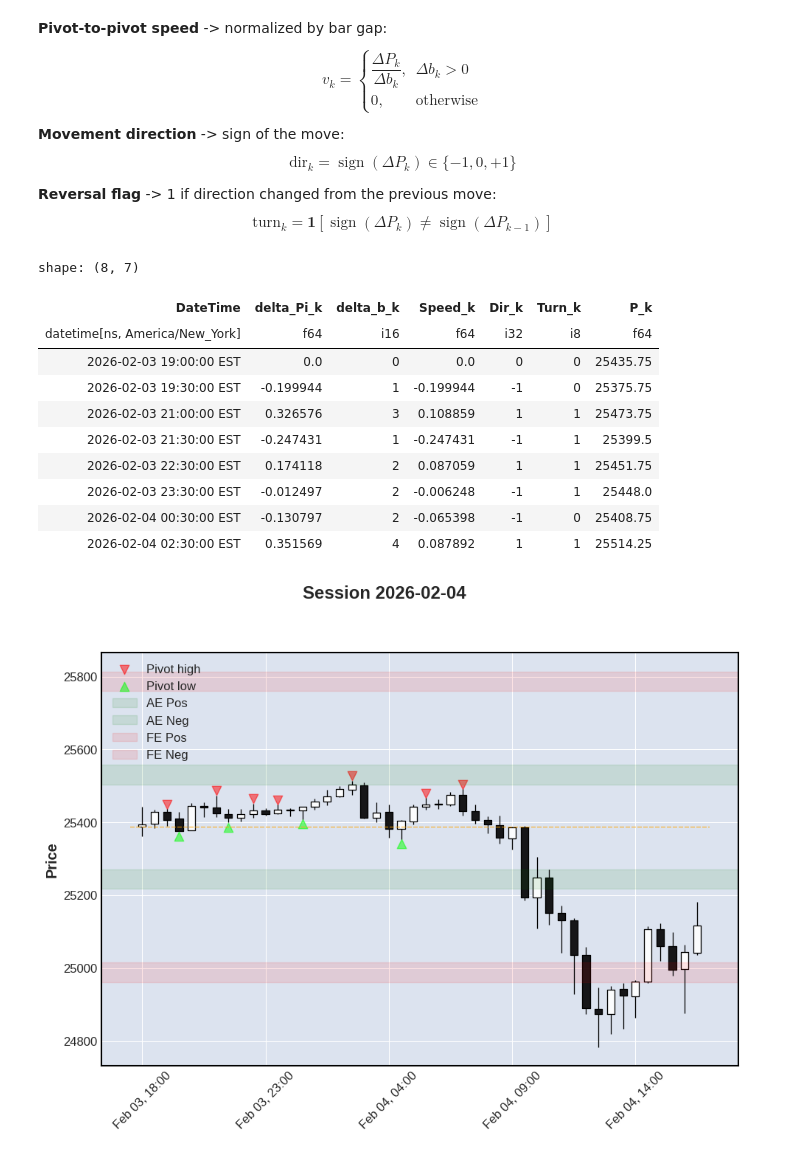
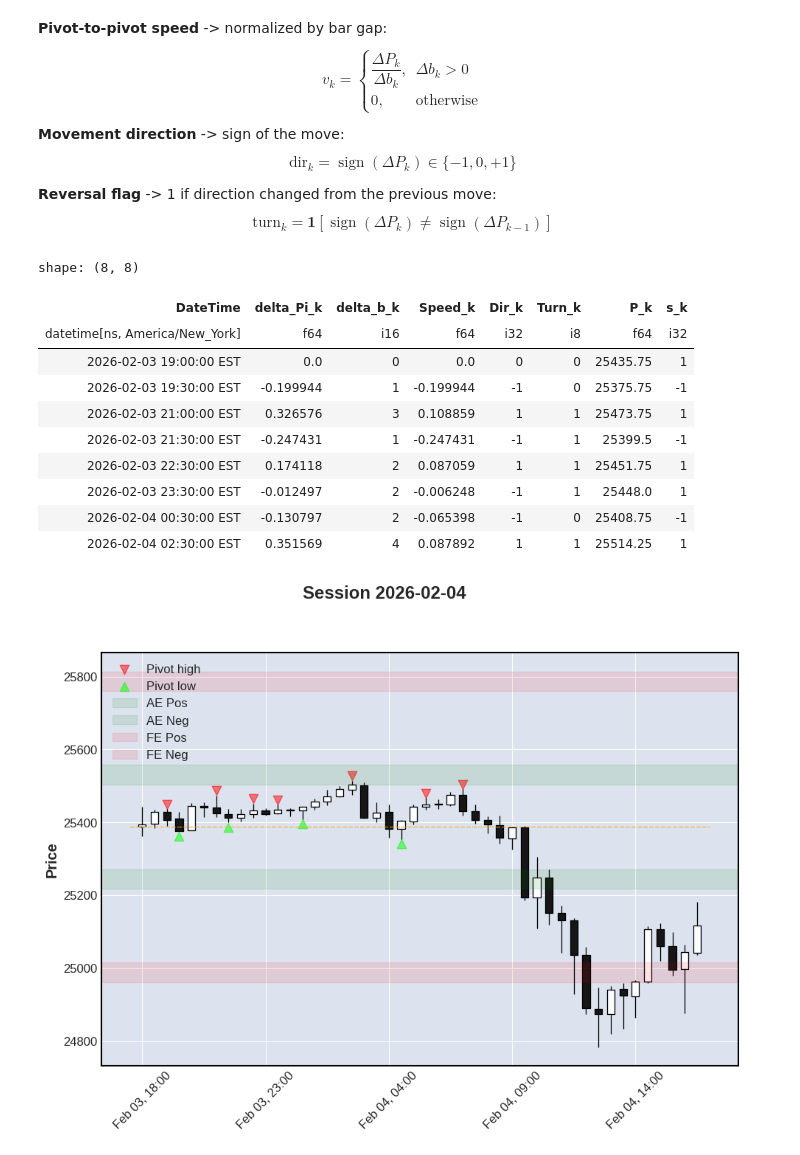
Before and after one commit to KevinTheDuck/ohlc-excursion-model, a Jupyter notebook: notebooks/approaches/transformer_pivot_model/01_features.ipynb, the cells around one changed output. Drawn from its saved outputs; the diff is of its cells as text; code cells hidden in the pictures.

```diff
--- a/notebooks/approaches/transformer_pivot_model/01_features.ipynb
+++ b/notebooks/approaches/transformer_pivot_model/01_features.ipynb
@@ -373,20 +373,20 @@ pivots = pivots.with_columns([
 ]).drop(["Pi_k_prev", "DateTime_prev", "Dir_prev"])
 # %%
 pivots.filter(pl.col("Session") == date(2026, 2, 4)).select([
-    "DateTime", "delta_Pi_k", "delta_b_k", "Speed_k", "Dir_k", "Turn_k", "P_k"
+    "DateTime", "delta_Pi_k", "delta_b_k", "Speed_k", "Dir_k", "Turn_k", "P_k", "s_k"
 ]).head(8)
 # %% [output]
-shape: (8, 7)
+shape: (8, 8)
-| DateTime | delta_Pi_k | delta_b_k | Speed_k | Dir_k | Turn_k | P_k |
-| datetime[ns, America/New_York] | f64 | i16 | f64 | i32 | i8 | f64 |
-| 2026-02-03 19:00:00 EST | 0.0 | 0 | 0.0 | 0 | 0 | 25435.75 |
-| 2026-02-03 19:30:00 EST | -0.199944 | 1 | -0.199944 | -1 | 0 | 25375.75 |
-| 2026-02-03 21:00:00 EST | 0.326576 | 3 | 0.108859 | 1 | 1 | 25473.75 |
-| 2026-02-03 21:30:00 EST | -0.247431 | 1 | -0.247431 | -1 | 1 | 25399.5 |
-| 2026-02-03 22:30:00 EST | 0.174118 | 2 | 0.087059 | 1 | 1 | 25451.75 |
-| 2026-02-03 23:30:00 EST | -0.012497 | 2 | -0.006248 | -1 | 1 | 25448.0 |
-| 2026-02-04 00:30:00 EST | -0.130797 | 2 | -0.065398 | -1 | 0 | 25408.75 |
-| 2026-02-04 02:30:00 EST | 0.351569 | 4 | 0.087892 | 1 | 1 | 25514.25 |
+| DateTime | delta_Pi_k | delta_b_k | Speed_k | Dir_k | Turn_k | P_k | s_k |
+| datetime[ns, America/New_York] | f64 | i16 | f64 | i32 | i8 | f64 | i32 |
+| 2026-02-03 19:00:00 EST | 0.0 | 0 | 0.0 | 0 | 0 | 25435.75 | 1 |
+| 2026-02-03 19:30:00 EST | -0.199944 | 1 | -0.199944 | -1 | 0 | 25375.75 | -1 |
+| 2026-02-03 21:00:00 EST | 0.326576 | 3 | 0.108859 | 1 | 1 | 25473.75 | 1 |
+| 2026-02-03 21:30:00 EST | -0.247431 | 1 | -0.247431 | -1 | 1 | 25399.5 | -1 |
+| 2026-02-03 22:30:00 EST | 0.174118 | 2 | 0.087059 | 1 | 1 | 25451.75 | 1 |
+| 2026-02-03 23:30:00 EST | -0.012497 | 2 | -0.006248 | -1 | 1 | 25448.0 | 1 |
+| 2026-02-04 00:30:00 EST | -0.130797 | 2 | -0.065398 | -1 | 0 | 25408.75 | -1 |
+| 2026-02-04 02:30:00 EST | 0.351569 | 4 | 0.087892 | 1 | 1 | 25514.25 | 1 |
 # %%
 plot_session(date(2026, 2, 4), raw_data, pre_ny_data, aggregated_data)
 # %% [output]
```
Also changed, not shown: parts of 3 cells of this notebook, 3 other files.
